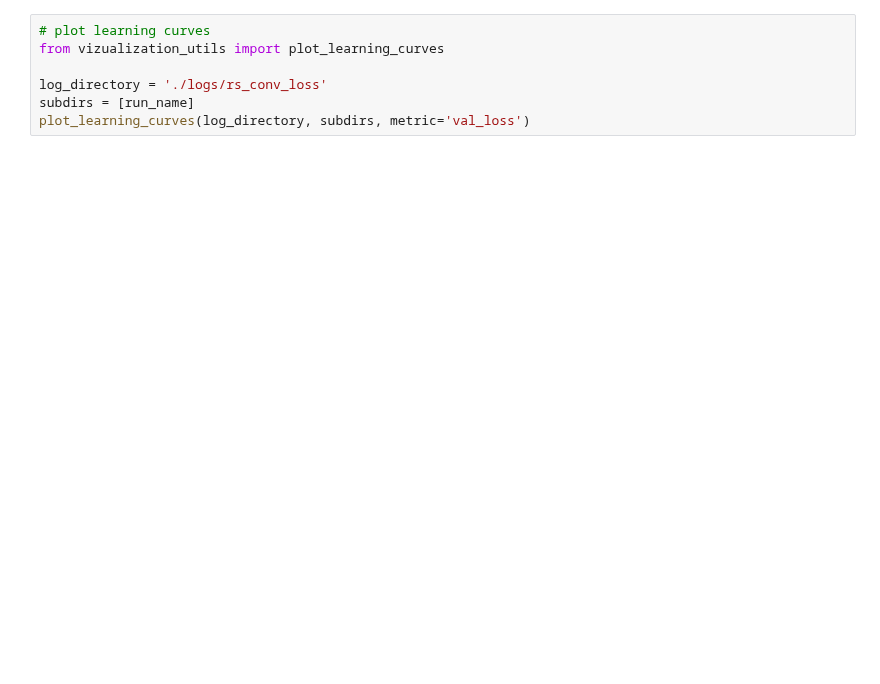
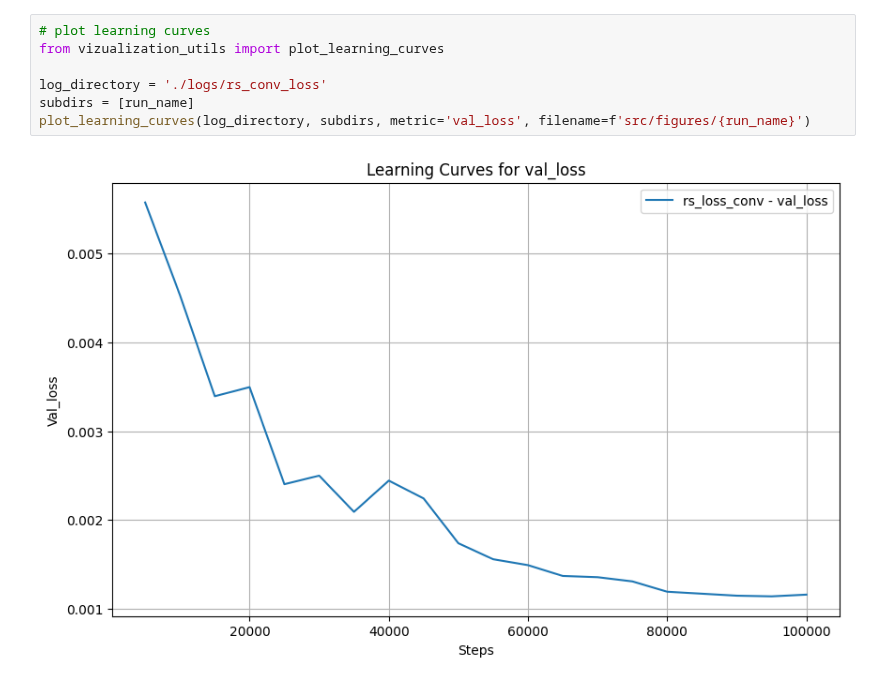
Before and after one commit to Alexander19970212/NHSDF-TOp, a Jupyter notebook: RS_loss_training.ipynb, the cells around one changed output. Saved outputs shown, nothing was run; the diff lists cells and outputs as text; blank space fills up the shorter version.

```diff
--- a/RS_loss_training.ipynb
+++ b/RS_loss_training.ipynb
@@ -110,7 +146,9 @@ print(f"Model weights saved to {model_weights_path}")
 # %%
 # plot learning curves
 from vizualization_utils import plot_learning_curves
 
 log_directory = './logs/rs_conv_loss'
 subdirs = [run_name]
-plot_learning_curves(log_directory, subdirs, metric='val_loss')
+plot_learning_curves(log_directory, subdirs, metric='val_loss', filename=f'src/figures/{run_name}')
+# %% [output]
+[figure, added]
```
Also changed, not shown: parts of 3 cells of this notebook, 10 other files.
